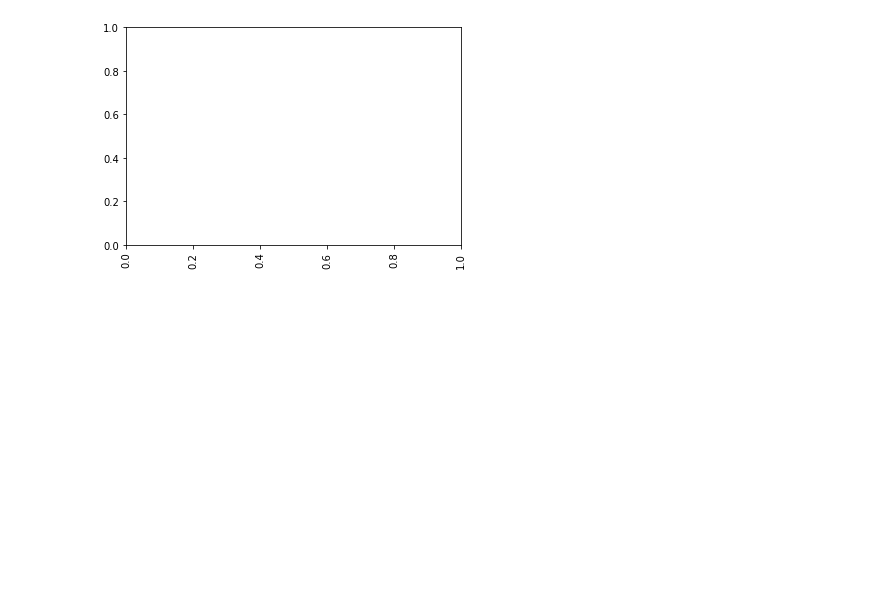
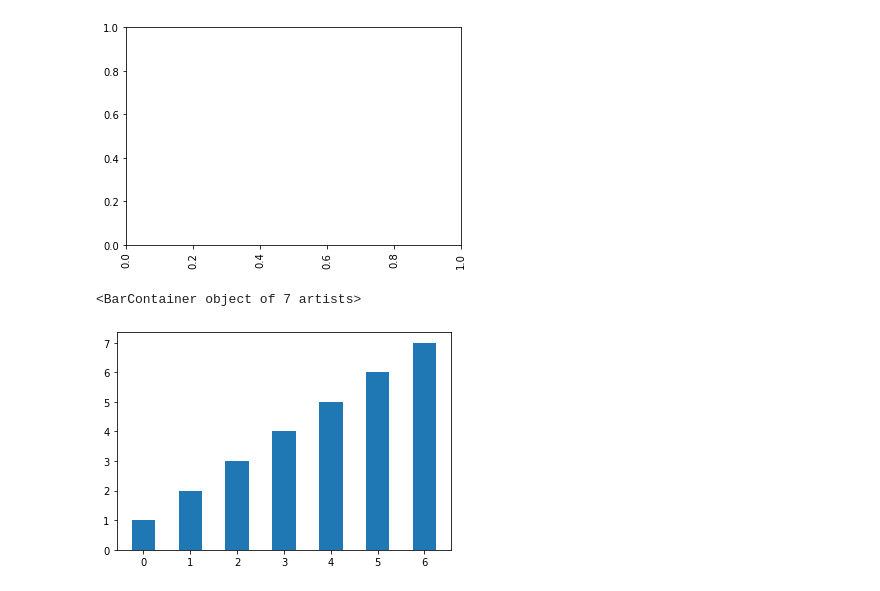
Before and after one commit to adithyanarayanan/Py-Plotting, a Jupyter notebook: Python_Plots_.ipynb, the cells around one changed output. Drawn from its saved outputs; the diff is of its cells as text; code cells hidden in the pictures; blank space fills up the shorter version.

```diff
--- a/Python_Plots_.ipynb
+++ b/Python_Plots_.ipynb
@@ -72,3 +72,11 @@ for item in x_a.get_ticklabels():
     item.set_rotation(90) # rotates tick labels on the x axis by 90 degrees
 # %% [output]
 [figure]
+# %%
+linear_data = np.array([1,2,3,4,5,6,7])
+quadratic = linear_data**2
+
+plt.bar(range(len(linear_data)), linear_data, width = 0.5)
+# %% [output]
+<BarContainer object of 7 artists>
+[figure, added]
```
Also changed, not shown: parts of 2 cells of this notebook.
